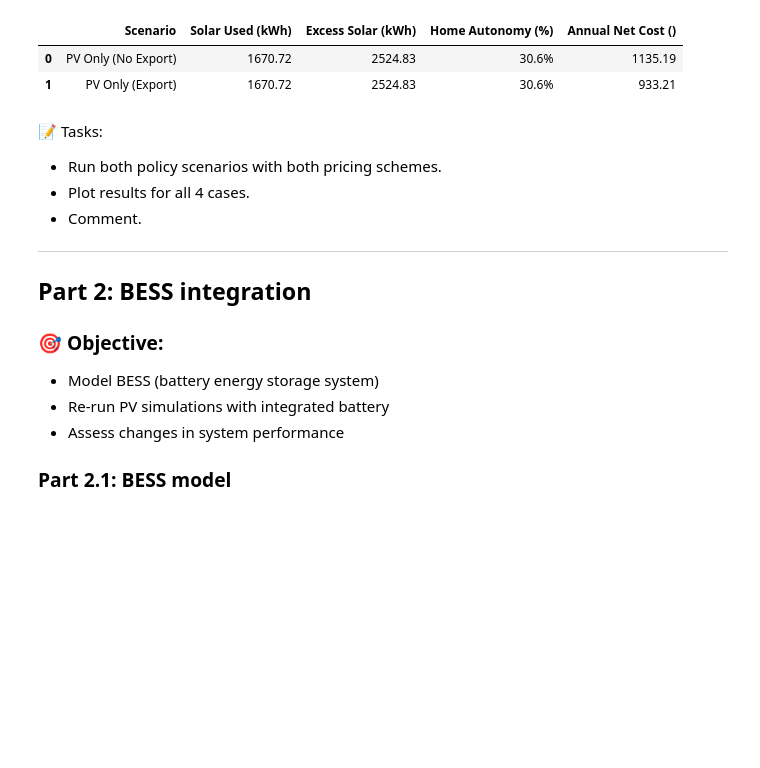
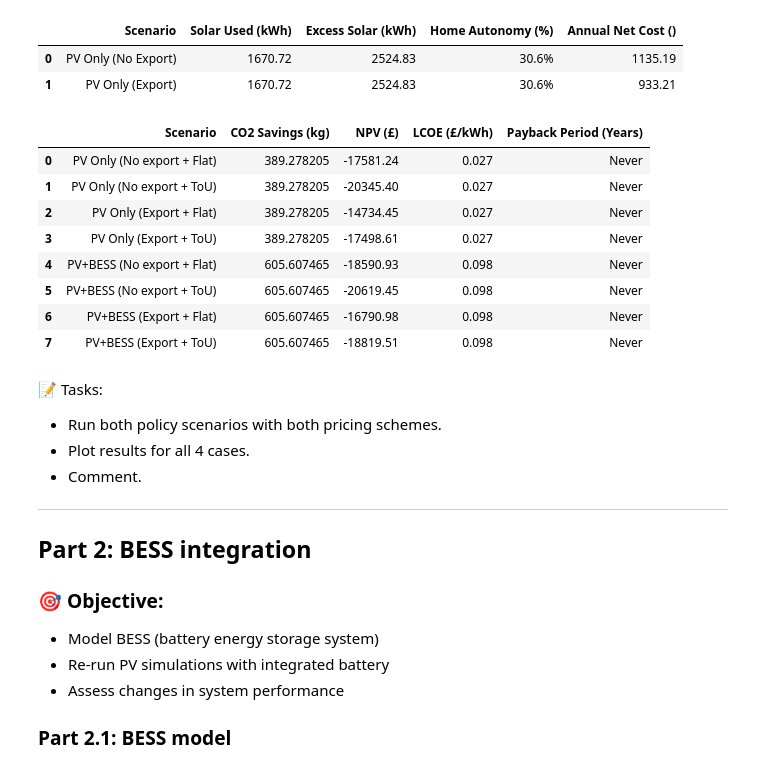
Before and after one commit to ChristopherDuke545/Renewable-Energy-Technologies-and-Smart-Grids, a Jupyter notebook: Final_working_code_CWK_vc2.ipynb, the cells around one changed output. Cells and saved outputs as stored; diff of their text form; code cells hidden in the pictures; blank space fills up the shorter version.

```diff
--- a/Final_working_code_CWK_vc2.ipynb
+++ b/Final_working_code_CWK_vc2.ipynb
@@ -515,6 +532,87 @@ display(summary_df)
 |  | Scenario | Solar Used (kWh) | Excess Solar (kWh) | Home Autonomy (%) | Annual Net Cost () |
 | 0 | PV Only (No Export) | 1670.72 | 2524.83 | 30.6% | 1135.19 |
 | 1 | PV Only (Export) | 1670.72 | 2524.83 | 30.6% | 933.21 |
+# %%
+import pandas as pd
+import numpy as np
+
+# Consolidation of models to ensure execution
+class PV:
+    def __init__(self, efficiency, area):
+        self.efficiency = efficiency
+        self.area = area
+    def generate(self, ghi_data):
+        return (ghi_data * self.area * self.efficiency) / 1000
+
+class BESS:
+    def __init__(self, capacity, power_rating, charge_efficiency, discharge_efficiency, soc_min, soc_max):
+        self.capacity, self.power_rating = capacity, power_rating
+        self.charge_efficiency, self.discharge_efficiency = charge_efficiency, discharge_efficiency
+        self.soc_min, self.soc_max = soc_min, soc_max
+    def soc_update(self, current_soc, energy_flow):
+        if energy_flow > 0:
+            charge_potential = min(energy_flow, self.power_rating)
+            actual_charge = charge_potential * self.charge_efficiency
+            new_soc = min(self.soc_max, current_soc + (actual_charge / self.capacity))
+            return new_soc, energy_flow - ((new_soc - current_soc) * self.capacity / self.charge_efficiency)
+        elif energy_flow < 0:
+            discharge_potential = max(energy_flow, -self.power_rating)
+            actual_discharge = discharge_potential / self.discharge_efficiency
+            new_soc = max(self.soc_min, current_soc + (actual_discharge / self.capacity))
+            return new_soc, energy_flow - ((new_soc - current_soc) * self.capacity * self.discharge_efficiency)
+        return current_soc, 0
+
+def run_sim(scenario_type, has_bess):
+    myPV = PV(0.18, 19.4)
+    pv_gen = myPV.generate(ghi['swgdn'])
+    imports, exports, sc_val = [], [], 0
+    if has_bess:
+        bat = BESS(5, 3, 0.9, 0.9, 0.1, 0.9)
+        soc = bat.soc_max
+        for h in range(8760):
+            net = pv_gen.iloc[h] - load['average_household_consumption'].iloc[h]
+            soc, rem = bat.soc_update(soc, net)
+            if rem > 0: exports.append(rem); imports.append(0)
+            else: exports.append(0); imports.append(-rem)
+    else:
+        for h in range(8760):
+            net = pv_gen.iloc[h] - load['average_household_consumption'].iloc[h]
+            if net > 0: exports.append(net); imports.append(0)
+            else: exports.append(0); imports.append(-net)
+    sc_val = pv_gen.sum() - sum(exports)
+    rev_flat = (sum(exports) * 0.08 if scenario_type == 'export' else 0) - (sum(imports) * 0.3)
+    rev_tou = (sum(exports) * 0.08 if scenario_type == 'export' else 0) - sum(np.array(imports) * toup)
+    return {'sc': sc_val, 'rev_f': rev_flat, 'rev_t': rev_tou}
+
+# 2. Economic Calculation
+def calc_econ(name, rev, has_bess, sc):
+    cap = 1300 + (3500 if has_bess else 0)
+    op = 20 + (50 if has_bess else 0)
+    npv = -cap
+    for t in range(1, 26):
+        npv += (rev - op) / (1.05**t)
+    lcoe = (cap + sum([op/(1.05**t) for t in range(1,26)])) / sum([total_pv_generation/(1.05**t) for t in range(1,26)])
+    pb = cap / (rev - op) if (rev - op) > 0 else 'Never'
+    return {'Scenario': name, 'CO2 Savings (kg)': sc * 0.233, 'NPV (£)': round(npv, 2), 'LCOE (£/kWh)': round(lcoe, 3), 'Payback Period (Years)': round(pb, 1) if isinstance(pb, float) else pb}
+
+results = []
+for b in [False, True]:
+    for s in ['no export', 'export']:
+        sim = run_sim(s, b)
+        results.append(calc_econ(f"{'PV+BESS' if b else 'PV Only'} ({s.capitalize()} + Flat)", sim['rev_f'], b, sim['sc']))
+        results.append(calc_econ(f"{'PV+BESS' if b else 'PV Only'} ({s.capitalize()} + ToU)", sim['rev_t'], b, sim['sc']))
+
+display(pd.DataFrame(results))
+# %% [output]
+|  | Scenario | CO2 Savings (kg) | NPV (£) | LCOE (£/kWh) | Payback Period (Years) |
+| 0 | PV Only (No export + Flat) | 389.278205 | -17581.24 | 0.027 | Never |
+| 1 | PV Only (No export + ToU) | 389.278205 | -20345.40 | 0.027 | Never |
+| 2 | PV Only (Export + Flat) | 389.278205 | -14734.45 | 0.027 | Never |
+| 3 | PV Only (Export + ToU) | 389.278205 | -17498.61 | 0.027 | Never |
+| 4 | PV+BESS (No export + Flat) | 605.607465 | -18590.93 | 0.098 | Never |
+| 5 | PV+BESS (No export + ToU) | 605.607465 | -20619.45 | 0.098 | Never |
+| 6 | PV+BESS (Export + Flat) | 605.607465 | -16790.98 | 0.098 | Never |
+| 7 | PV+BESS (Export + ToU) | 605.607465 | -18819.51 | 0.098 | Never |
 # %% [markdown]
 📝 Tasks:
 
```
Also changed, not shown: parts of 9 cells of this notebook.
